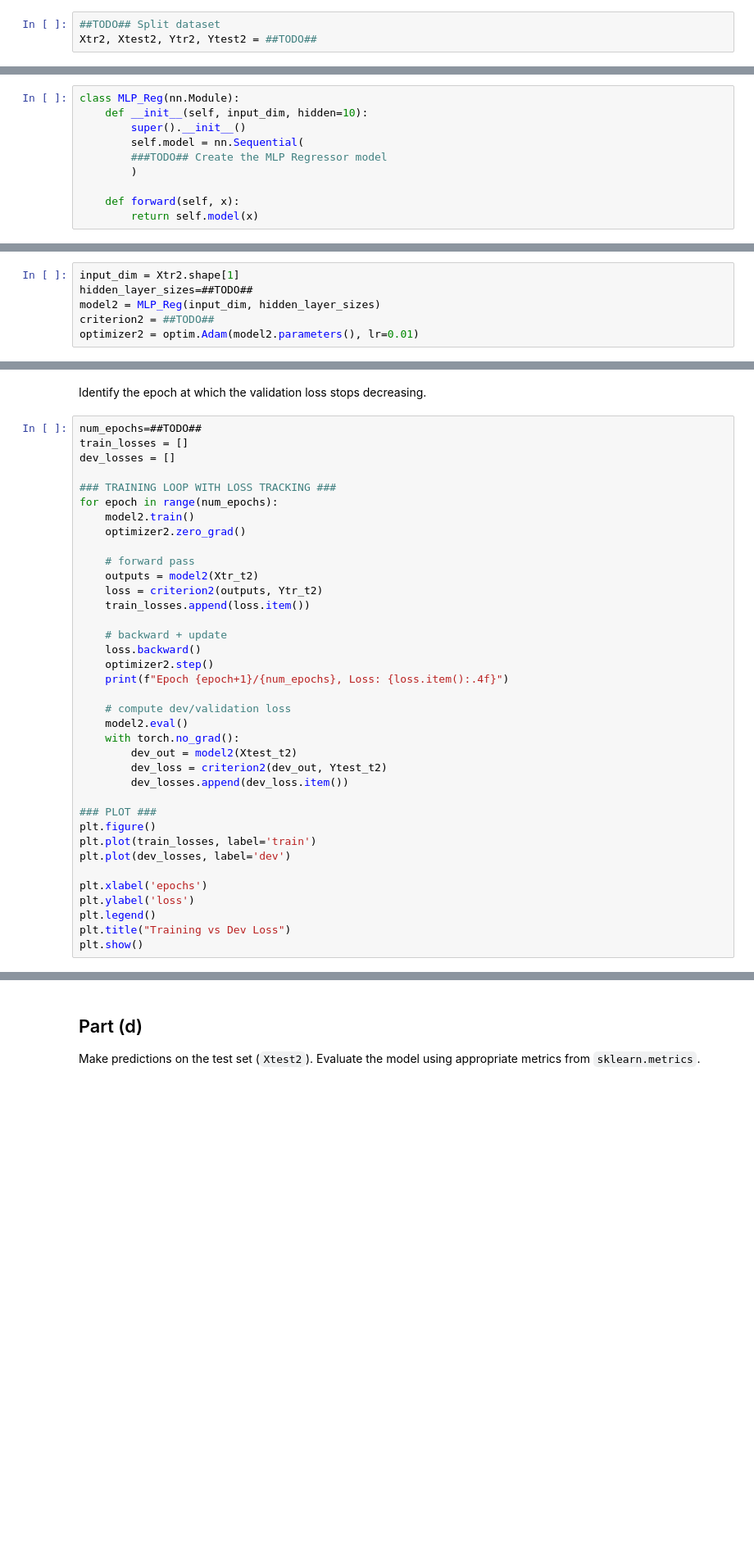
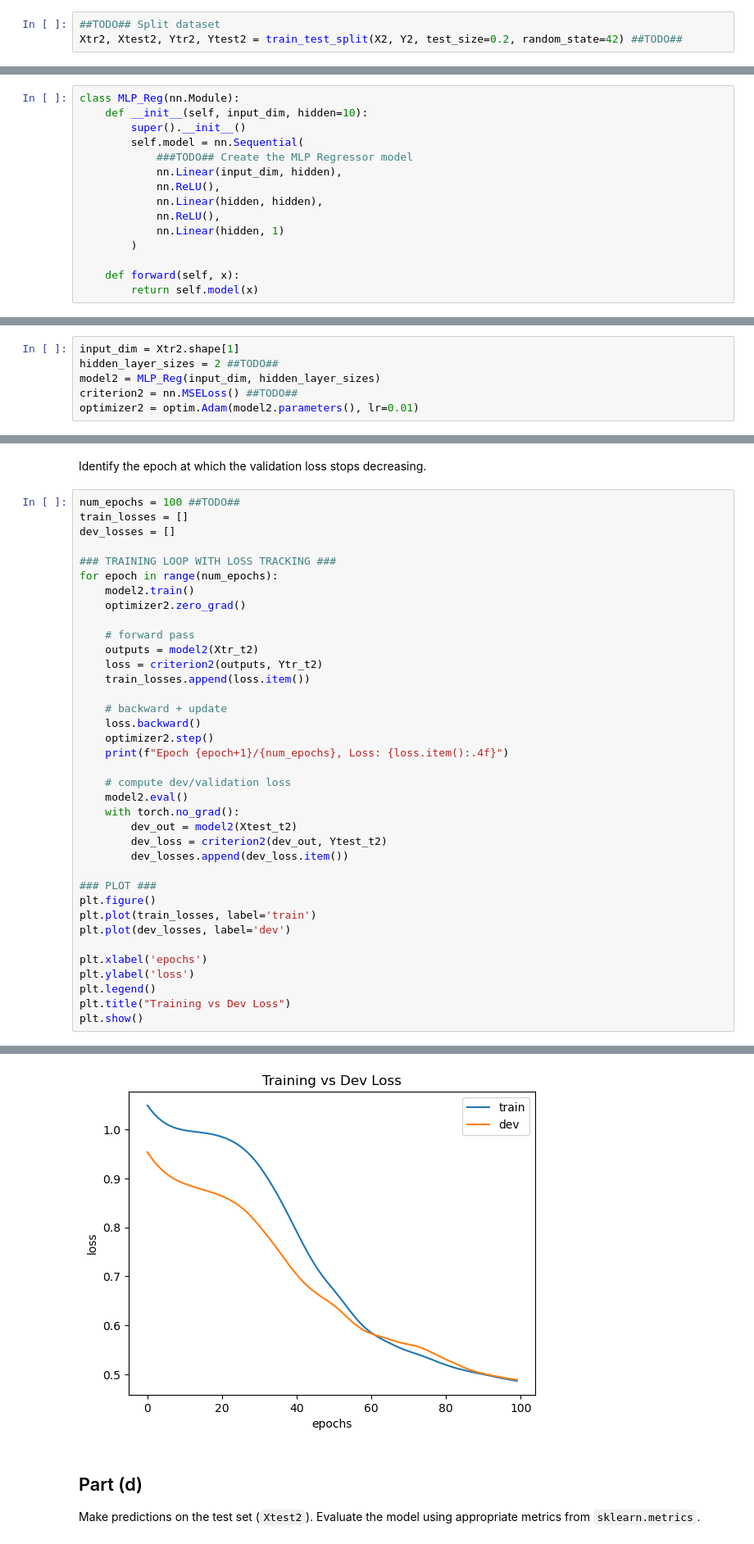
Before and after one commit to Arishtanemi4/ata, a Jupyter notebook: labs/worksheet4.ipynb, the cells around one changed output, grey strips where cells are left out. Shown at 82% size. Cells and saved outputs as stored; diff of their text form; blank space fills up the shorter version.

```diff
--- a/labs/worksheet4.ipynb
+++ b/labs/worksheet4.ipynb
@@ -538,7 +545,7 @@ Take a look at the data in `X2` and the target labels in `Y2`. Find their shapes
 Split the data into training and testing sets
 # %%
 ##TODO## Split dataset
-Xtr2, Xtest2, Ytr2, Ytest2 = ##TODO##
+Xtr2, Xtest2, Ytr2, Ytest2 = train_test_split(X2, Y2, test_size=0.2, random_state=42) ##TODO##
 # %%
 scaler_X = StandardScaler()
 Xtr2 = scaler_X.fit_transform(Xtr2)
@@ -555,7 +562,12 @@ class MLP_Reg(nn.Module):
     def __init__(self, input_dim, hidden=10):
         super().__init__()
         self.model = nn.Sequential(
-        ###TODO## Create the MLP Regressor model
+            ###TODO## Create the MLP Regressor model
+            nn.Linear(input_dim, hidden),
+            nn.ReLU(),
+            nn.Linear(hidden, hidden),
+            nn.ReLU(),
+            nn.Linear(hidden, 1)
         )
 
     def forward(self, x):
@@ -564,9 +576,9 @@ class MLP_Reg(nn.Module):
 Set up the MLP by specifying the input size, the hidden layer sizes, and an output size of 1 for continuous regression. Then create the model and prepare it for training by selecting a suitable loss function for regression (such as `nn.MSELoss()`)
 # %%
 input_dim = Xtr2.shape[1]
-hidden_layer_sizes=##TODO##
+hidden_layer_sizes = 2 ##TODO##
 model2 = MLP_Reg(input_dim, hidden_layer_sizes)
-criterion2 = ##TODO##
+criterion2 = nn.MSELoss() ##TODO##
 optimizer2 = optim.Adam(model2.parameters(), lr=0.01)
 # %% [markdown]
 As before, we need to convert our data into PyTorch‑compatible tensors so the model can train on it.
@@ -578,7 +590,7 @@ Xtest_t2 = torch.tensor(Xtest2, dtype=torch.float32)
 # %% [markdown]
 Identify the epoch at which the validation loss stops decreasing.
 # %%
-num_epochs=##TODO##
+num_epochs = 100 ##TODO##
 train_losses = []
 dev_losses = []
 
@@ -614,3 +626,4 @@ plt.ylabel('loss')
 plt.legend()
 plt.title("Training vs Dev Loss")
 plt.show()
+# %% [output]
@@ -617,3 +647,4 @@ plt.show()
+[figure, added]
 # %% [markdown]
 ## Part (d)
 Make predictions on the test set (`Xtest2`).
```
Also changed, not shown: parts of 12 cells of this notebook, 6 other files.
